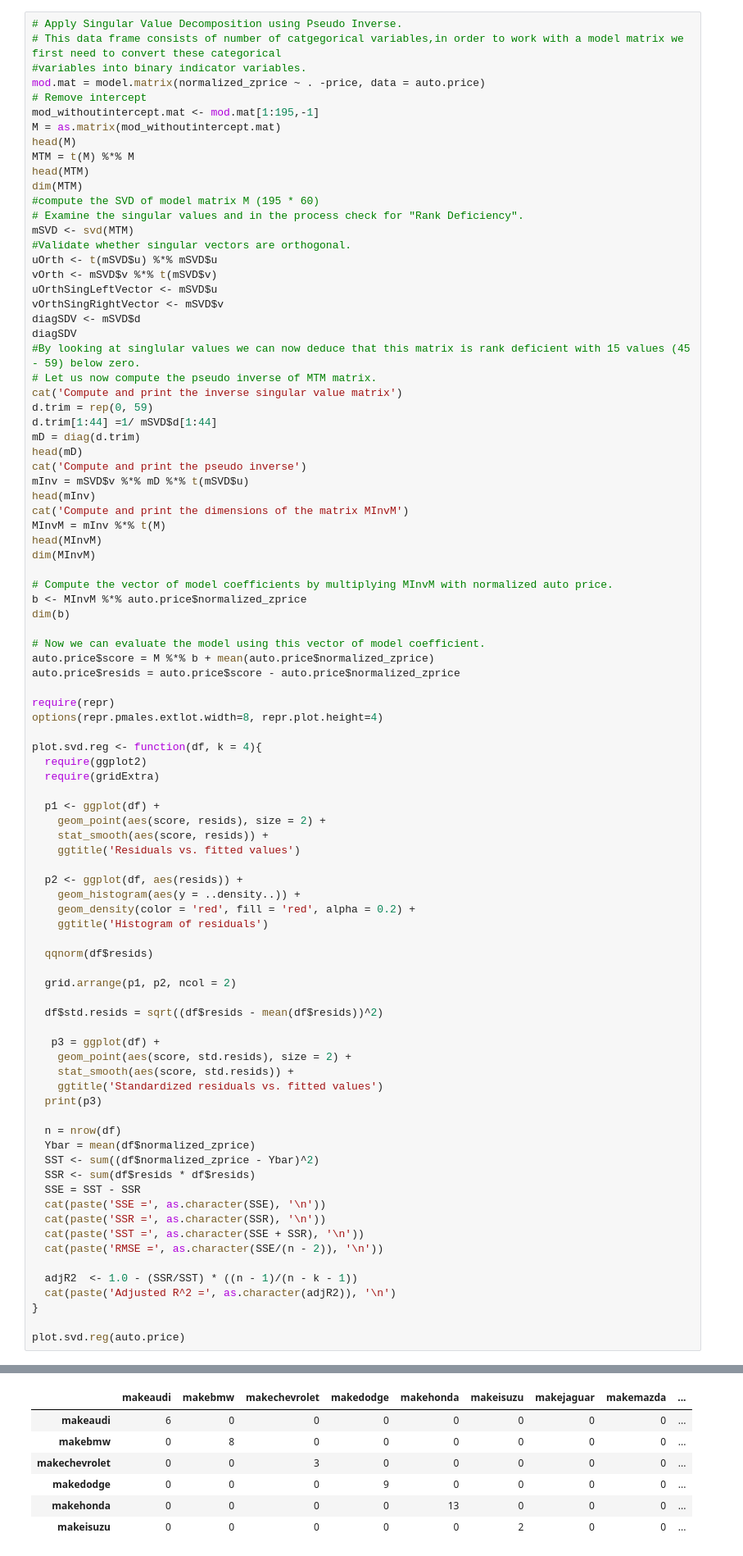
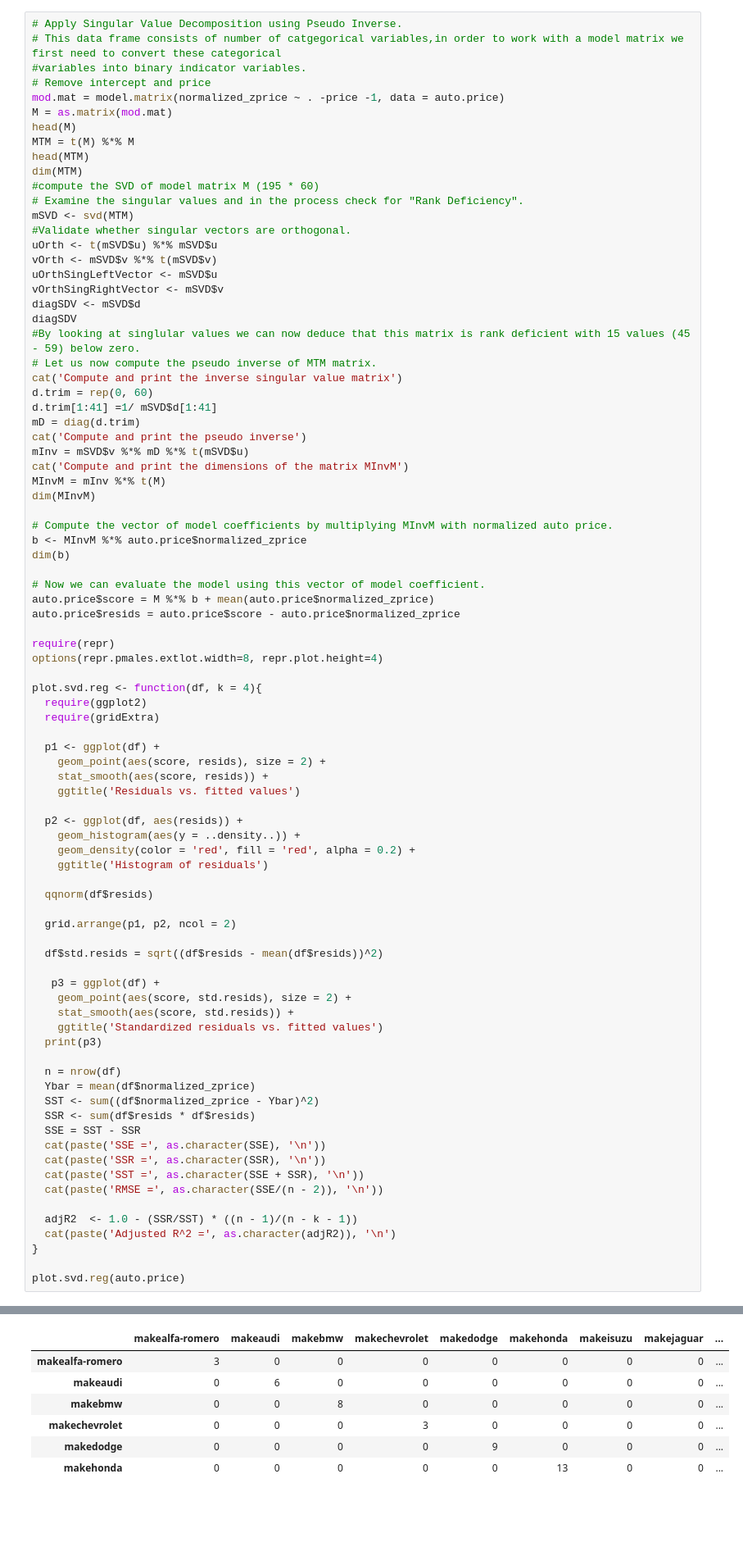
Before and after one commit to samir72/MethodsofDataAnalysis, a Jupyter notebook: Lecture7/Assignment7.ipynb, the cells around one changed output, grey strips where cells are left out. Shown at 82% size. Cells and saved outputs as stored; diff of their text form; blank space fills up the shorter version.

```diff
--- a/Lecture7/Assignment7.ipynb
+++ b/Lecture7/Assignment7.ipynb
@@ -258,10 +279,9 @@ Warning message in sqrt(crit * p * (1 - hh)/hh):
 # Apply Singular Value Decomposition using Pseudo Inverse.
 # This data frame consists of number of catgegorical variables,in order to work with a model matrix we first need to convert these categorical
 #variables into binary indicator variables.
-mod.mat = model.matrix(normalized_zprice ~ . -price, data = auto.price)
-# Remove intercept
-mod_withoutintercept.mat <- mod.mat[1:195,-1]
-M = as.matrix(mod_withoutintercept.mat)
+# Remove intercept and price
+mod.mat = model.matrix(normalized_zprice ~ . -price -1, data = auto.price)
+M = as.matrix(mod.mat)
 head(M)
 MTM = t(M) %*% M
 head(MTM)
@@ -279,16 +299,13 @@ diagSDV
 #By looking at singlular values we can now deduce that this matrix is rank deficient with 15 values (45 - 59) below zero.
 # Let us now compute the pseudo inverse of MTM matrix.
 cat('Compute and print the inverse singular value matrix')
-d.trim = rep(0, 59)
-d.trim[1:44] =1/ mSVD$d[1:44]
+d.trim = rep(0, 60)
+d.trim[1:41] =1/ mSVD$d[1:41]
 mD = diag(d.trim)
-head(mD)
 cat('Compute and print the pseudo inverse')
 mInv = mSVD$v %*% mD %*% t(mSVD$u)
-head(mInv)
 cat('Compute and print the dimensions of the matrix MInvM')
 MInvM = mInv %*% t(M)
-head(MInvM)
 dim(MInvM)
 
 # Compute the vector of model coefficients by multiplying MInvM with normalized auto price.
@@ -354,7 +371,7 @@ plot.svd.reg(auto.price)
-|  | makeaudi | makebmw | makechevrolet | makedodge | makehonda | makeisuzu | makejaguar | makemazda | ... |
-| makeaudi | 6 | 0 | 0 | 0 | 0 | 0 | 0 | 0 | ... |
-| makebmw | 0 | 8 | 0 | 0 | 0 | 0 | 0 | 0 | ... |
-| makechevrolet | 0 | 0 | 3 | 0 | 0 | 0 | 0 | 0 | ... |
-| makedodge | 0 | 0 | 0 | 9 | 0 | 0 | 0 | 0 | ... |
-| makehonda | 0 | 0 | 0 | 0 | 13 | 0 | 0 | 0 | ... |
-| makeisuzu | 0 | 0 | 0 | 0 | 0 | 2 | 0 | 0 | ... |
+|  | makealfa-romero | makeaudi | makebmw | makechevrolet | makedodge | makehonda | makeisuzu | makejaguar | ... |
+| makealfa-romero | 3 | 0 | 0 | 0 | 0 | 0 | 0 | 0 | ... |
+| makeaudi | 0 | 6 | 0 | 0 | 0 | 0 | 0 | 0 | ... |
+| makebmw | 0 | 0 | 8 | 0 | 0 | 0 | 0 | 0 | ... |
+| makechevrolet | 0 | 0 | 0 | 3 | 0 | 0 | 0 | 0 | ... |
+| makedodge | 0 | 0 | 0 | 0 | 9 | 0 | 0 | 0 | ... |
+| makehonda | 0 | 0 | 0 | 0 | 0 | 13 | 0 | 0 | ... |
```
Also changed, not shown: parts of 4 cells of this notebook, 5 other files.
